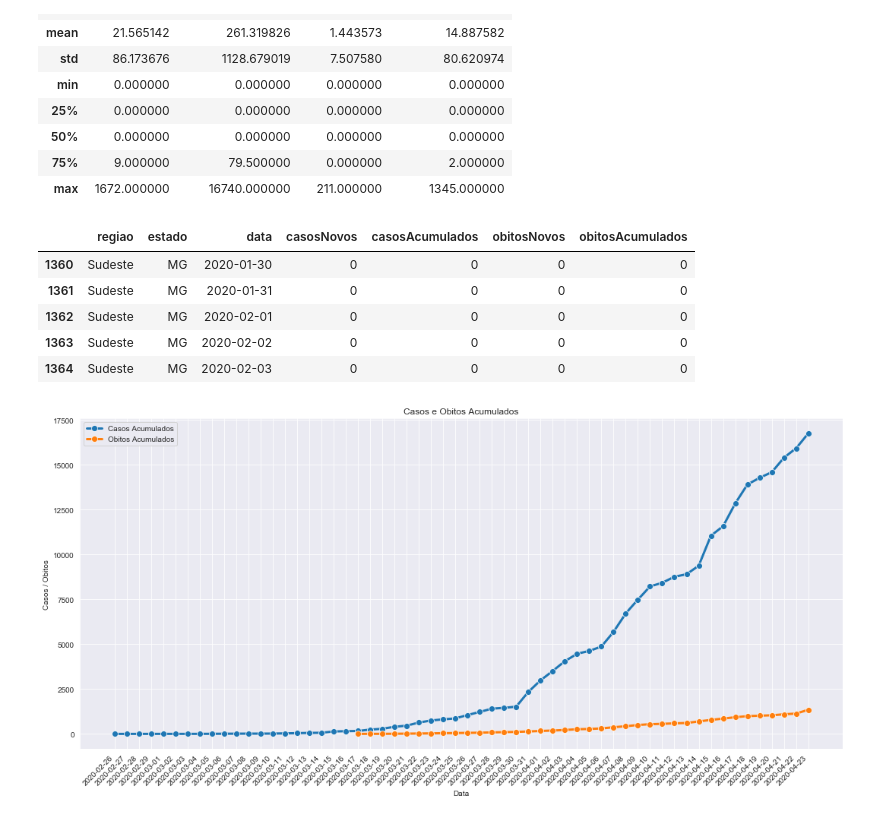
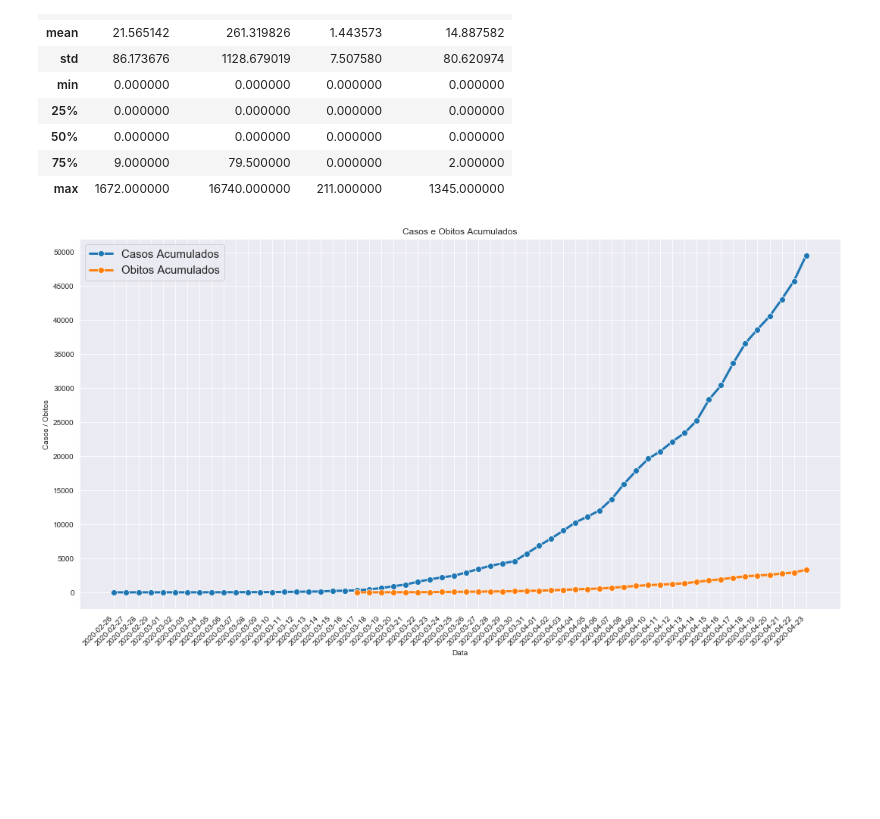
Before and after one commit to Rafaelcerq28/Analise_Covid-19, a Jupyter notebook: Visualização COVID-19.ipynb, the cells around one changed output. Saved outputs shown, nothing was run; the diff lists cells and outputs as text; code cells hidden in the pictures; blank space fills up the shorter version.

Commit message:
notebook correcao dos graficos e teste com novos

```diff
--- a/Visualização COVID-19.ipynb
+++ b/Visualização COVID-19.ipynb
@@ -10,7 +10,7 @@ import numpy as np
 import matplotlib.pyplot as plt
 import seaborn as sns
 # %%
-cv = pd.read_csv('arquivo_geral.csv',sep=';')
+cv = pd.read_csv('datasets/arquivo_geral.csv',sep=';')
 # %%
 cv.head()
 # %% [output]
@@ -59,14 +47,3 @@ cv.describe()
 | 50% | 0.000000 | 0.000000 | 0.000000 | 0.000000 |
 | 75% | 9.000000 | 79.500000 | 0.000000 | 2.000000 |
 | max | 1672.000000 | 16740.000000 | 211.000000 | 1345.000000 |
-# %%
-#Criando um dataframe apenas com o sudeste
-cv_sudesde = cv[cv['regiao'] == 'Sudeste']
-cv_sudesde.head()
-# %% [output]
-|  | regiao | estado | data | casosNovos | casosAcumulados | obitosNovos | obitosAcumulados |
-| 1360 | Sudeste | MG | 2020-01-30 | 0 | 0 | 0 | 0 |
-| 1361 | Sudeste | MG | 2020-01-31 | 0 | 0 | 0 | 0 |
-| 1362 | Sudeste | MG | 2020-02-01 | 0 | 0 | 0 | 0 |
-| 1363 | Sudeste | MG | 2020-02-02 | 0 | 0 | 0 | 0 |
-| 1364 | Sudeste | MG | 2020-02-03 | 0 | 0 | 0 | 0 |
@@ -81,16 +86,26 @@ casosAcumulados = cv_sp[cv_sp['casosAcumulados'] >= 1]['casosAcumulados']
 #Setando um grid
 sns.set_style("darkgrid")
 # %%
-plt.figure(figsize=(18,8))
-sns.lineplot(x='data',y=casosAcumulados,data=cv_sp,lw=3,marker='o',markersize=8,label='Casos Acumulados')
-sns.lineplot(x='data',y=obitosAcumulados,data=cv_sp,lw=3,marker='o',markersize=8,label='Obitos Acumulados')
+#IMPRESSÃO DO GRAFICO (Casos e Obitos Acumulados x Data)
 
+plt.figure(figsize=(18,9))
+sns.lineplot(x='data',y=df_por_data[df_por_data['casosAcumulados'] > 0]['casosAcumulados'],data=df_por_data,lw=3,marker='o',
+             markersize=8,label='Casos Acumulados')
+sns.lineplot(x='data',y=df_por_data[df_por_data['obitosAcumulados'] > 0]['obitosAcumulados'],data=df_por_data,lw=3,marker='o',
+             markersize=8,label='Obitos Acumulados')
+
+#Aumenta a legenda
+plt.yticks(np.arange(0,df_por_data[df_por_data['casosAcumulados'] > 0]['casosAcumulados'].max() + 5001,5000))
+#Inclina a escala
 plt.xticks(rotation=45, horizontalalignment='right')
 plt.title('Casos e Obitos Acumulados')
 plt.ylabel('Casos / Obitos')
 plt.xlabel('Data')
 
+#Aumentar tamanho da legenda
+plt.rcParams['legend.fontsize'] = 15
+
 plt.legend()
 plt.show()
 # %% [output]
-[figure, old version]
+[figure, new version]
```
Also changed, not shown: parts of 22 cells of this notebook, 9 other files.
